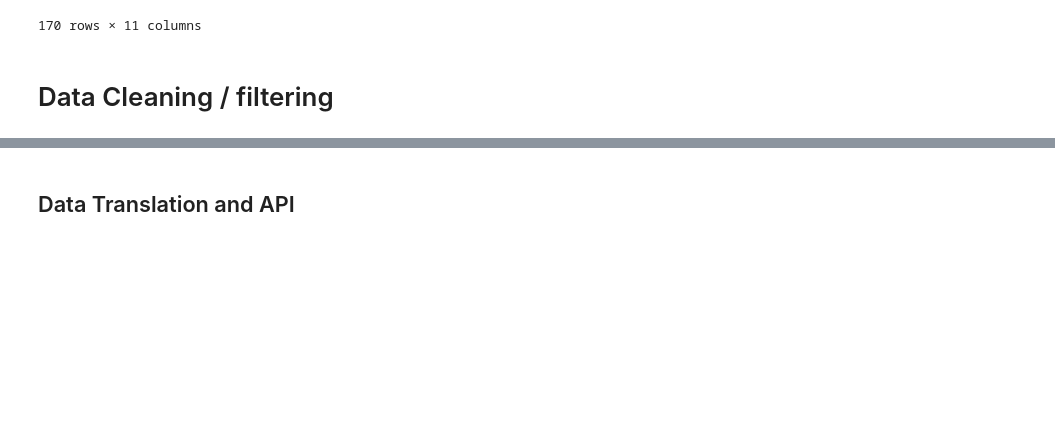
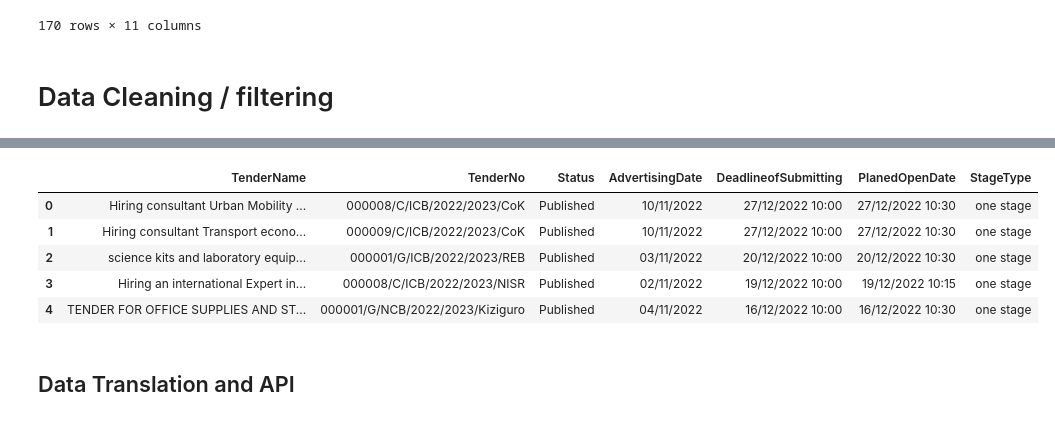
Before and after one commit to skevin-dev/NLP-FELLOWSHIP, a Jupyter notebook: Shyaka_Kevin_Hackathon_File.ipynb, the cells around one changed output, grey strips where cells are left out. Drawn from its saved outputs; the diff is of its cells as text; code cells hidden in the pictures; blank space fills up the shorter version.

```diff
--- a/Shyaka_Kevin_Hackathon_File.ipynb
+++ b/Shyaka_Kevin_Hackathon_File.ipynb
@@ -317,3 +294,47 @@ df_it = is_it(df1_all_features,"Description content","Sectors")
+# %%
+def DataExtractionUmucyo(link: str):
+  """this function helps to extract data from umucyo
+
+  Args
+  ----
+  link:str
+     a link where data are requested
+
+  returns
+  -------
+  df: dataframe
+      dataset of the data
+  """
+  content =  requests.get(link)
+  soup =  BeautifulSoup(content.text, "html.parser")
+
+  table = soup.find('table',class_='article_table mb10')
+
+  # extract headers'name of the table
+  headers = [re.sub('[^A-Za-z0–9]',"",title.text) for title in table.find_all('th')[1:]]
+
+  # extract data
+  data = []
+  for row in table.find_all('tr')[1:]:
+    d =  row.find_all('td')[1:]
+    row_data = [ele.text.strip() for ele in d]
+    data.append(row_data)
+
+  # create a dataframe
+  df = pd.DataFrame(data,columns =headers)
+
+  return df
+# %%
+df_umucyo = DataExtractionUmucyo('https://www.umucyo.gov.rw/eb/bav/selectListAdvertisingListForGU.do')
+# %%
+df_umucyo.head()
+# %% [output]
+|  | TenderName | TenderNo | Status | AdvertisingDate | DeadlineofSubmitting | PlanedOpenDate | StageType |
+| 0 | Hiring consultant Urban Mobility ... | 000008/C/ICB/2022/2023/CoK | Published | 10/11/2022 | 27/12/2022 10:00 | 27/12/2022 10:30 | one stage |
+| 1 | Hiring consultant Transport econo... | 000009/C/ICB/2022/2023/CoK | Published | 10/11/2022 | 27/12/2022 10:00 | 27/12/2022 10:30 | one stage |
+| 2 | science kits and laboratory equip... | 000001/G/ICB/2022/2023/REB | Published | 03/11/2022 | 20/12/2022 10:00 | 20/12/2022 10:30 | one stage |
+| 3 | Hiring an international Expert in... | 000008/C/ICB/2022/2023/NISR | Published | 02/11/2022 | 19/12/2022 10:00 | 19/12/2022 10:15 | one stage |
+| 4 | TENDER FOR OFFICE SUPPLIES AND ST... | 000001/G/NCB/2022/2023/Kiziguro | Published | 04/11/2022 | 16/12/2022 10:00 | 16/12/2022 10:30 | one stage |
 # %% [markdown]
 ## Data Translation and API
 # %%
```
Also changed, not shown: parts of 7 cells of this notebook.
